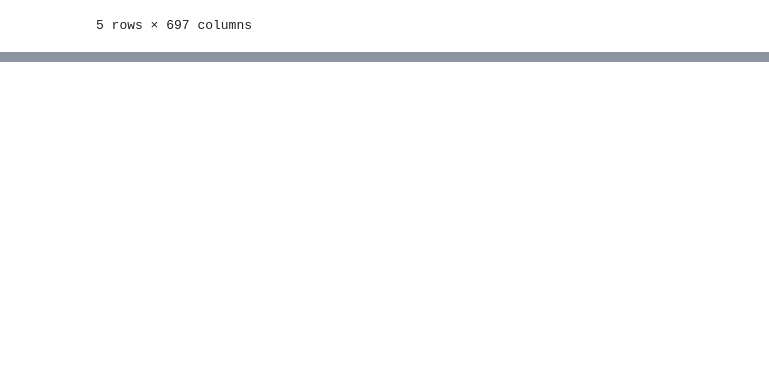
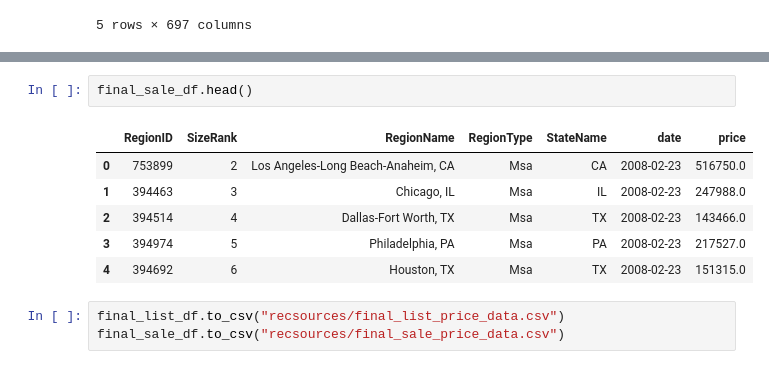
Before and after one commit to qklm/Zillow_Group_Project, a Jupyter notebook: zillow_data_processing.ipynb, the cells around one changed output, grey strips where cells are left out. Cells and saved outputs as stored; diff of their text form; blank space fills up the shorter version.

```diff
--- a/zillow_data_processing.ipynb
+++ b/zillow_data_processing.ipynb
@@ -28,0 +94,12 @@ raw_sale_df.head()
+# %%
+final_sale_df.head()
+# %% [output]
+|  | RegionID | SizeRank | RegionName | RegionType | StateName | date | price |
+| 0 | 753899 | 2 | Los Angeles-Long Beach-Anaheim, CA | Msa | CA | 2008-02-23 | 516750.0 |
+| 1 | 394463 | 3 | Chicago, IL | Msa | IL | 2008-02-23 | 247988.0 |
+| 2 | 394514 | 4 | Dallas-Fort Worth, TX | Msa | TX | 2008-02-23 | 143466.0 |
+| 3 | 394974 | 5 | Philadelphia, PA | Msa | PA | 2008-02-23 | 217527.0 |
+| 4 | 394692 | 6 | Houston, TX | Msa | TX | 2008-02-23 | 151315.0 |
+# %%
+final_list_df.to_csv("recsources/final_list_price_data.csv")
+final_sale_df.to_csv("recsources/final_sale_price_data.csv")
```
Also changed, not shown: parts of 7 cells of this notebook, 2 other files.
